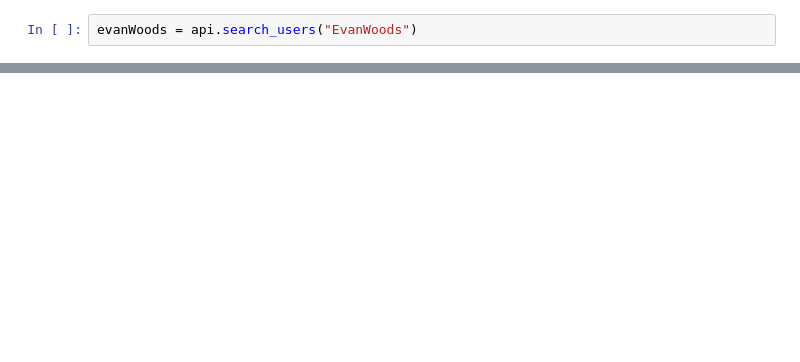
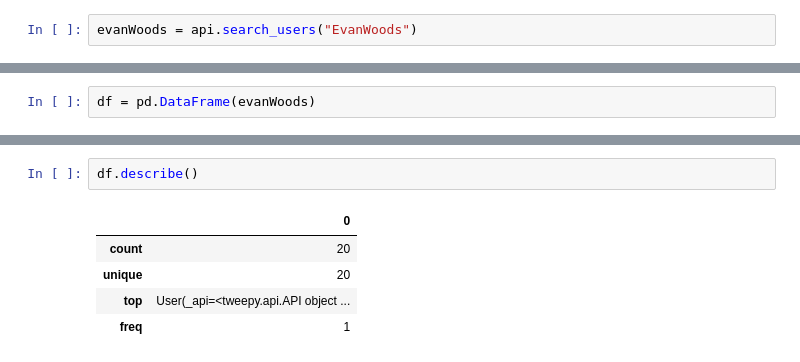
Before and after one commit to efwoods/Alleviating-Depression-With-Machine-Learning-And-Twitter-Quotes, a Jupyter notebook: tweepy.ipynb, the cells around one changed output, grey strips where cells are left out. Cells and saved outputs as stored; diff of their text form; blank space fills up the shorter version.

```diff
--- a/tweepy.ipynb
+++ b/tweepy.ipynb
@@ -42,0 +38,2 @@ AttributeError: 'ResultSet' object has no attribute 'head'
+# %%
+df = pd.DataFrame(evanWoods)
@@ -42,0 +51,8 @@ AttributeError: 'ResultSet' object has no attribute 'head'
+# %%
+df.describe()
+# %% [output]
+|  | 0 |
+| count | 20 |
+| unique | 20 |
+| top | User(_api=<tweepy.api.API object ... |
+| freq | 1 |
```
Also changed, not shown: parts of 9 cells of this notebook.
